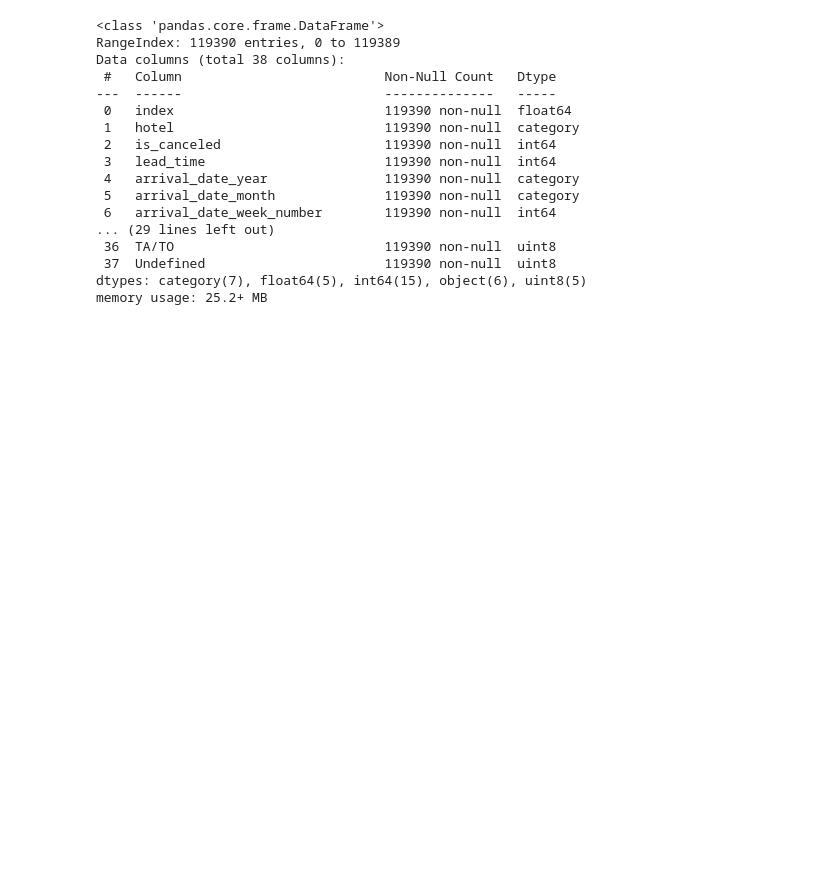
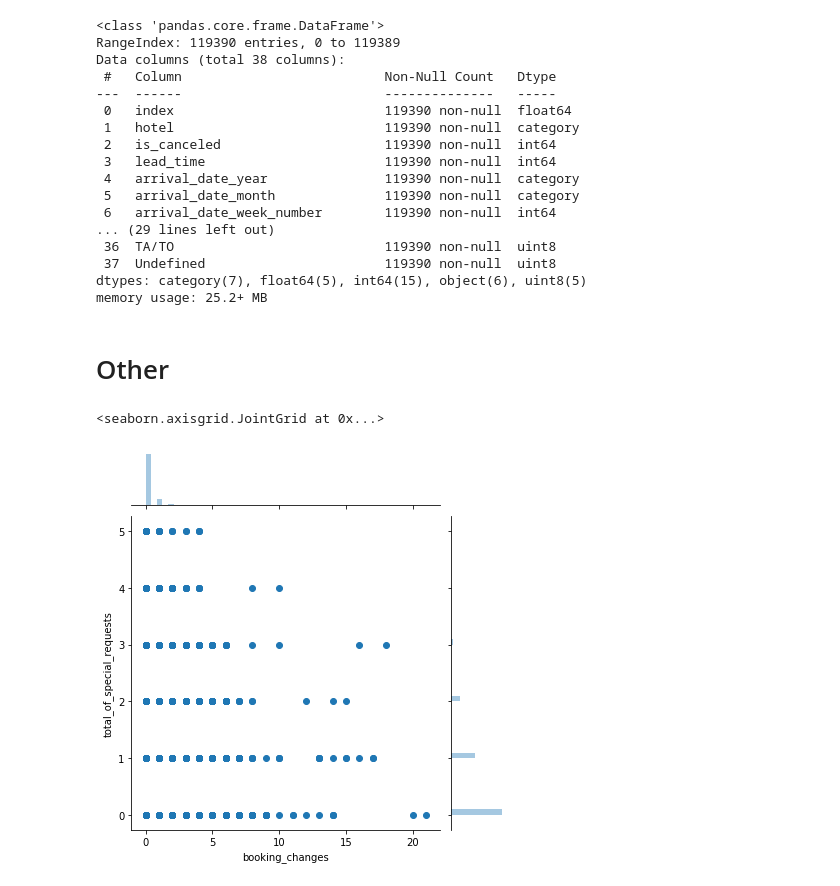
Before and after one commit to sam-wright-1/Data_Projects, a Jupyter notebook: Data Preperation.ipynb, the cells around one changed output. Saved outputs shown, nothing was run; the diff lists cells and outputs as text; code cells hidden in the pictures; blank space fills up the shorter version.

Commit message:
Finished the Data Prep Python notebook

```diff
--- a/Data Preperation.ipynb
+++ b/Data Preperation.ipynb
@@ -303,3 +295,10 @@ memory usage: 25.2+ MB
 hotel_bookings['children'] = hotel_bookings['children'].fillna(hotel_bookings['children'].mean())
 
 hotel_bookings['country'] = hotel_bookings['country'].fillna('AGO') # Most Recurring as shown in chunk #13
+# %% [markdown]
+# Other
+# %%
+sns.jointplot(x = "booking_changes", y = "total_of_special_requests", data = hotel_bookings)
+# %% [output]
+<seaborn.axisgrid.JointGrid at 0x...>
+[figure, added]
```
Also changed, not shown: parts of 9 cells of this notebook.
